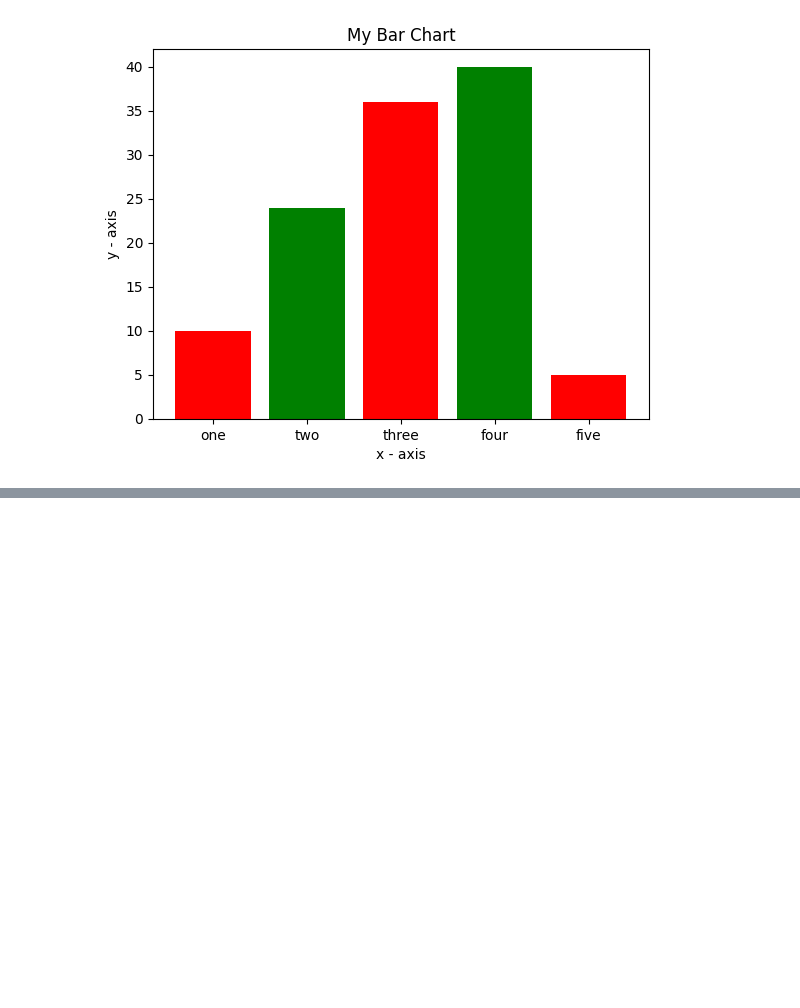
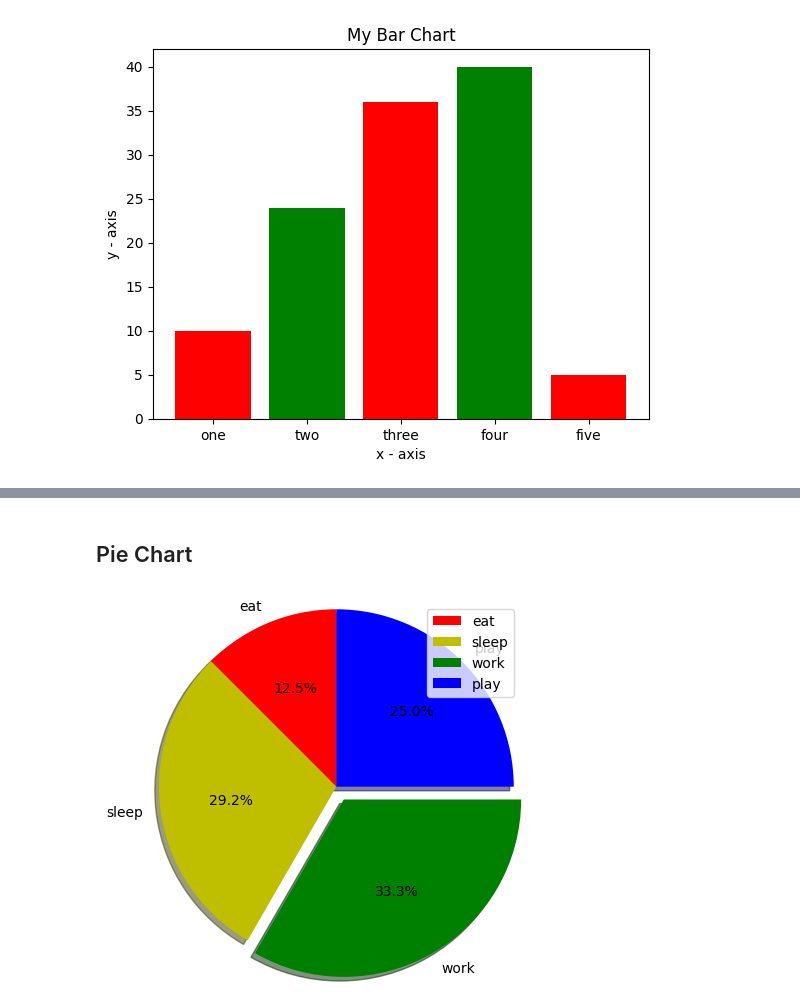
Before and after one commit to HarshvardhanJ/maths, a Jupyter notebook: src/learn/Plotting/Matplotlib.ipynb, the cells around one changed output, grey strips where cells are left out. Drawn from its saved outputs; the diff is of its cells as text; code cells hidden in the pictures; blank space fills up the shorter version.

```diff
--- a/src/learn/Plotting/Matplotlib.ipynb
+++ b/src/learn/Plotting/Matplotlib.ipynb
@@ -137,0 +195,27 @@ plt.show()
+# %% [markdown]
+## Pie Chart
+# %%
+# plotting pie chart
+import matplotlib.pyplot as plt
+
+# defining labels
+activities = ["eat", "sleep", "work", "play"]
+
+# portions to be covered
+slices = [3, 7, 8, 6]
+
+# setting color for each
+colors = ['r', 'y', 'g', 'b']
+
+# plotting the points on pie
+plt.pie(slices, labels = activities, colors = colors,
+       startangle = 90, shadow = True, explode = (0, 0, 0.1, 0),
+       radius = 1.2, autopct = "%1.1f%%")
+
+# plotting legend
+plt.legend()
+
+# showing plot
+plt.show()
+# %% [output]
+[figure, added]
```
Also changed, not shown: parts of 12 cells of this notebook.
